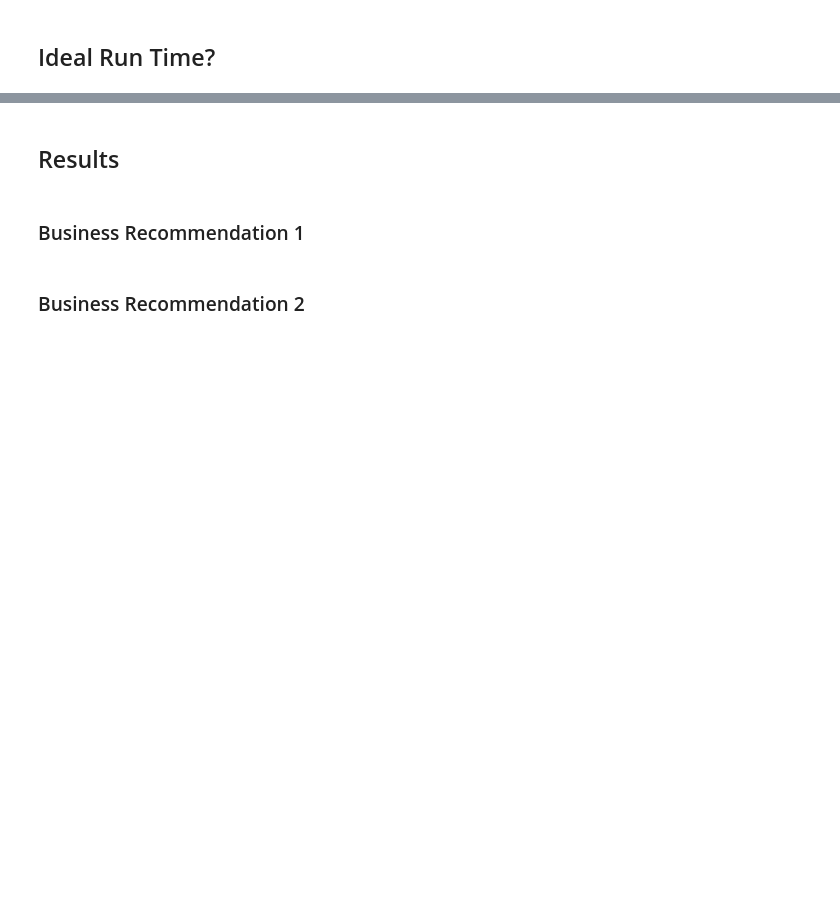
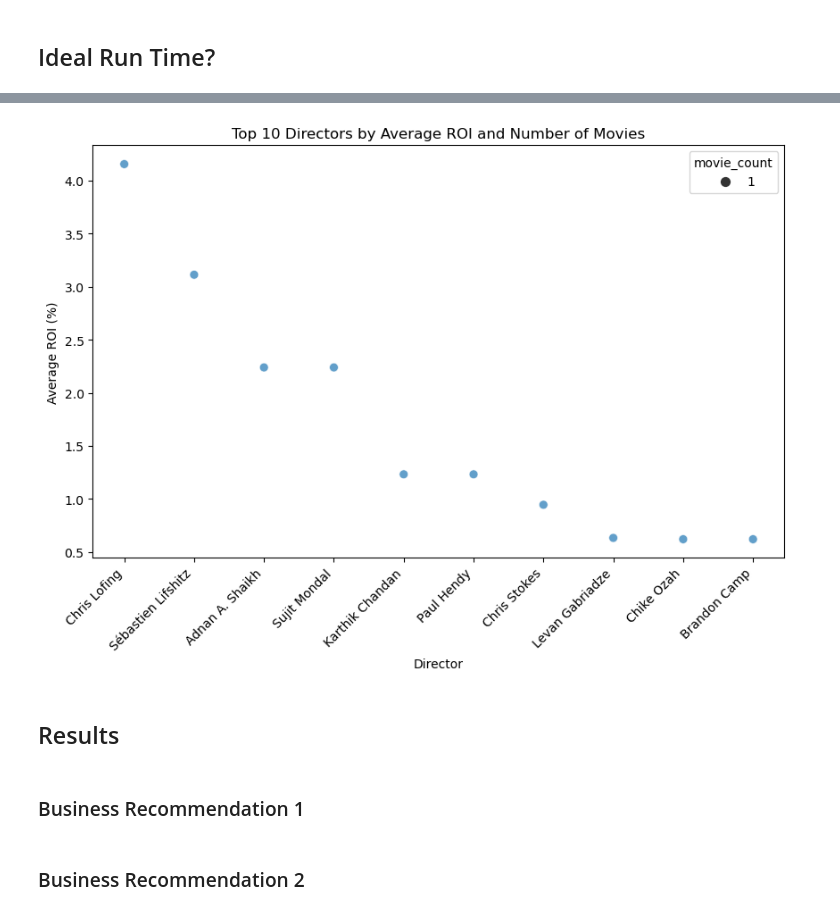
Before and after one commit to hannahdallas/movies, a Jupyter notebook: notebooks/final.ipynb, the cells around one changed output, grey strips where cells are left out. Drawn from its saved outputs; the diff is of its cells as text; code cells hidden in the pictures; blank space fills up the shorter version.

```diff
--- a/notebooks/final.ipynb
+++ b/notebooks/final.ipynb
@@ -214,0 +520,10 @@ plt.show()
+# %%
+#Taking into account how many movies they directed
+director_analysis = (
+    directors_analysis.groupby('director')
+    .agg(
+        avg_roi=('roi', 'mean'),   # Average ROI
+        movie_count=('movie_id', 'count')  # Number of movies
+    )
+    .reset_index()
+)
@@ -215,3 +537,24 @@ plt.show()
+# %%
+top_10_directors = director_analysis.sort_values('avg_roi', ascending=False).head(10)
+
+# Scatter plot
+plt.figure(figsize=(10, 6))
+sns.scatterplot(
+    x='director',
+    y='avg_roi',
+    size='movie_count',
+    data=top_10_directors,
+    sizes=(50, 300),  # Adjust size for visibility
+    alpha=0.7
+)
+
+plt.xticks(rotation=45, ha='right')  # Rotate x-axis labels for readability
+plt.xlabel('Director')
+plt.ylabel('Average ROI (%)')
+plt.title('Top 10 Directors by Average ROI and Number of Movies')
+plt.show()
+# %% [output]
+[figure, added]
 # %% [markdown]
 ## Results
 # %% [markdown]
```
Also changed, not shown: parts of 36 cells of this notebook.
